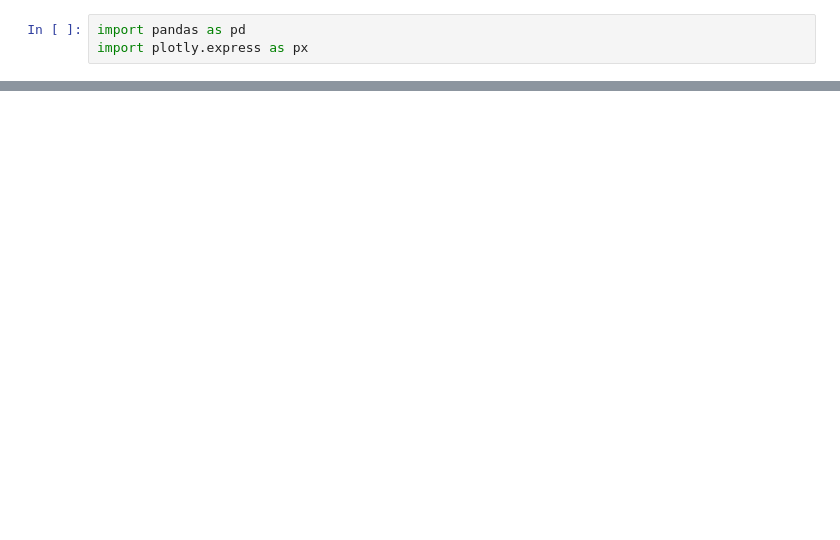
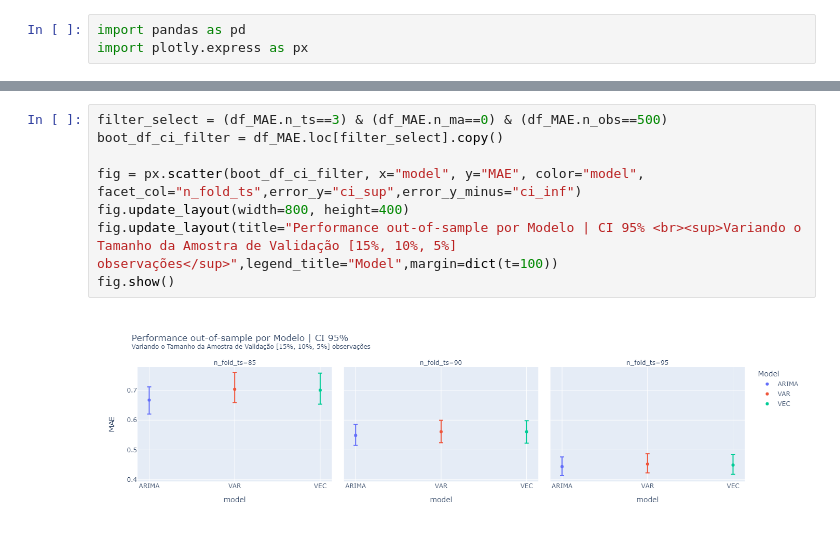
Before and after one commit to ThiagueraBarao/defesa_mestrado, a Jupyter notebook: chartsPy/ConfidenceIntervals.ipynb, the cells around one changed output, grey strips where cells are left out. Saved outputs shown, nothing was run; the diff lists cells and outputs as text; blank space fills up the shorter version.

```diff
--- a/chartsPy/ConfidenceIntervals.ipynb
+++ b/chartsPy/ConfidenceIntervals.ipynb
@@ -15,0 +50,10 @@ df.head()
+# %%
+filter_select = (df_MAE.n_ts==3) & (df_MAE.n_ma==0) & (df_MAE.n_obs==500)
+boot_df_ci_filter = df_MAE.loc[filter_select].copy()
+
+fig = px.scatter(boot_df_ci_filter, x="model", y="MAE", color="model", facet_col="n_fold_ts",error_y="ci_sup",error_y_minus="ci_inf")
+fig.update_layout(width=800, height=400)
+fig.update_layout(title="Performance out-of-sample por Modelo | CI 95% <br><sup>Variando o Tamanho da Amostra de Validação [15%, 10%, 5%] observações</sup>",legend_title="Model",margin=dict(t=100))
+fig.show()
+# %% [output]
+[figure, added]
```
Also changed, not shown: parts of 12 cells of this notebook, 9 other files.
